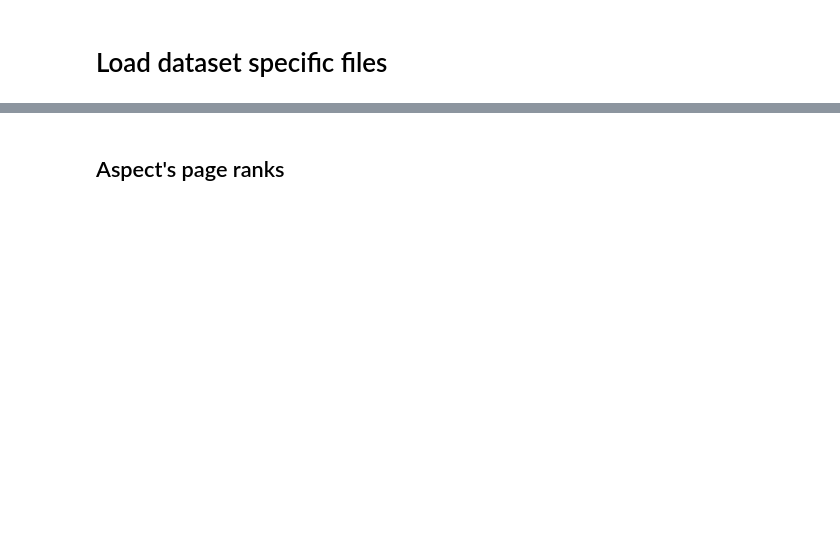
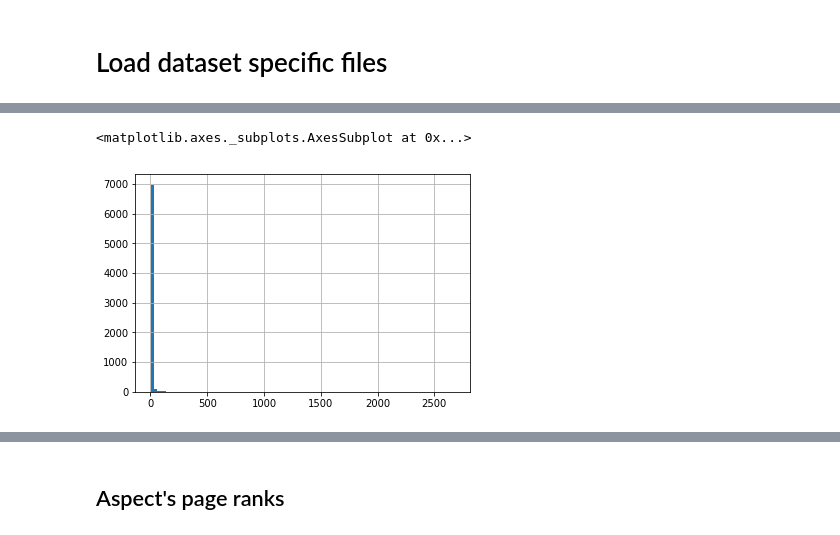
Before and after one commit to laugustyniak/discourse_summarization, a Jupyter notebook: aspects/notebooks/aspect-graph-analysis.ipynb, the cells around one changed output, grey strips where cells are left out. Cells and saved outputs as stored; diff of their text form; code cells hidden in the pictures; blank space fills up the shorter version.

```diff
--- a/aspects/notebooks/aspect-graph-analysis.ipynb
+++ b/aspects/notebooks/aspect-graph-analysis.ipynb
@@ -229,0 +27,8 @@ rst_data_extractors.get_document_based_on_aspect(docs_info, extracted_documents_
+# %%
+# here choose dataset's results main directory
+# data_path = '/datasets/sentiment/aspects/results/reviews_Cell_Phones_and_Accessories/'
+data_path = '../results/reviews_Cell_Phones_and_Accessories-50000-docs/'
+
+experiment_paths = ExperimentPaths(input_path='', output_path=data_path, experiment_name='our')
+# %%
+aspect_to_aspect_graph = serializer.load(experiment_paths.aspect_to_aspect_graph)
@@ -229,0 +43,2 @@ rst_data_extractors.get_document_based_on_aspect(docs_info, extracted_documents_
+# %%
+degree_df = pd.DataFrame(list(aspect_to_aspect_graph.degree()), columns=['aspect', 'degree'])
@@ -229,0 +66,5 @@ rst_data_extractors.get_document_based_on_aspect(docs_info, extracted_documents_
+# %%
+degree_df.degree.hist(bins=100)
+# %% [output]
+<matplotlib.axes._subplots.AxesSubplot at 0x...>
+[figure, added]
```
Also changed, not shown: parts of 46 cells of this notebook, 1 other file.
